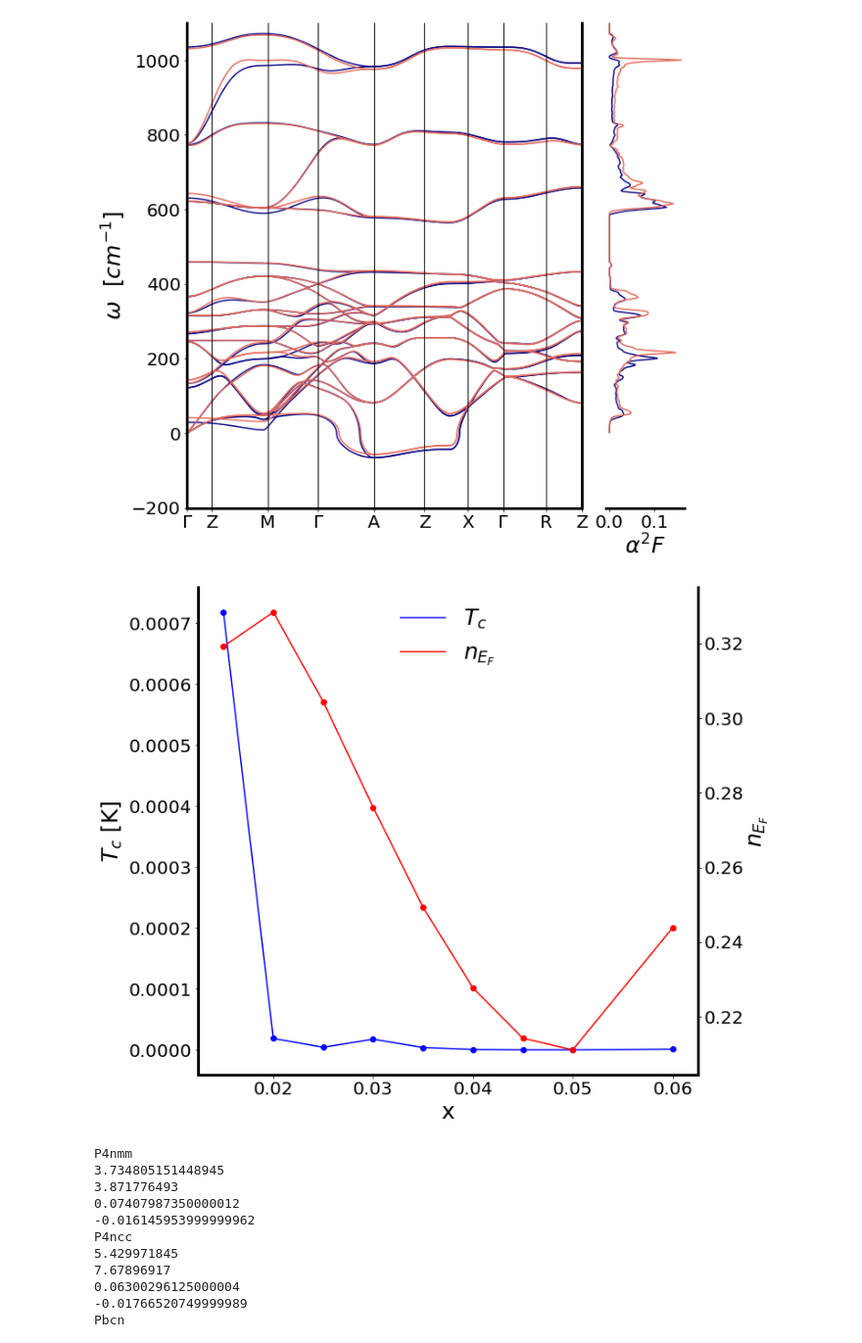
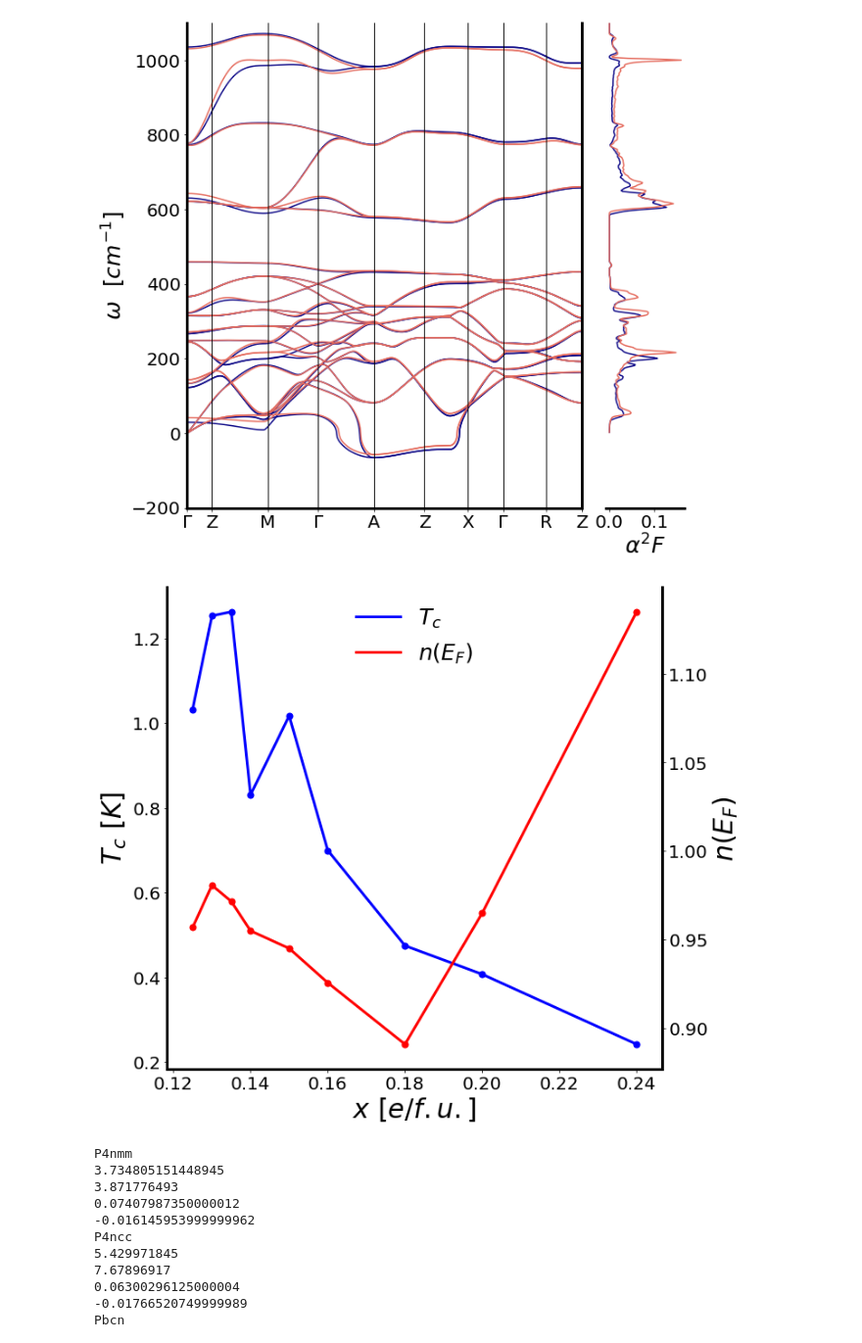
Before and after one commit to noemas/WO3, a Jupyter notebook: EPC/coupling_plots.ipynb, the cells around one changed output. Shown at 98% size. Saved outputs shown, nothing was run; the diff lists cells and outputs as text; code cells hidden in the pictures.

```diff
--- a/EPC/coupling_plots.ipynb
+++ b/EPC/coupling_plots.ipynb
@@ -419,39 +419,39 @@ import numpy
 import matplotlib.pyplot as plt
 
 #P4nmm_vc
-charge = numpy.array([0.03, 0.04, 0.05, 0.06, 0.07, 0.08, 0.09, 0.1, 0.12])
-a2F_filenames = ["P4nmm_e003_vc/P4nmm_e003_vc.a2f.01",
-                 "P4nmm_e004_vc/P4nmm_e004_vc.a2f.01",
-                 "P4nmm_e005_vc/P4nmm_e005_vc.a2f.01",
-                 "P4nmm_e006_vc/P4nmm_e006_vc.a2f.01",
-                 "P4nmm_e007_vc/P4nmm_e007_vc.a2f.01",
-                 "P4nmm_e008_vc/P4nmm_e008_vc.a2f.01",
-                 "P4nmm_e009_vc/P4nmm_e009_vc.a2f.01",
-                 "P4nmm_e01_vc/P4nmm_e01_vc.a2f.01",
-                 "P4nmm_e012_vc/P4nmm_e012_vc.a2f.01"]
-
-lambda_ = [1.1814840, 0.6719802, 0.6608159,  0.5235592, 0.5381315, 0.2727182, 0.000000, 0.1537388, 0.1868398]
-dos_f = [0.3192, 0.3284, 0.3044, 0.2761, 0.2493, 0.2277, 0.2142, 0.2111, 0.2438]
+#charge = numpy.array([0.03, 0.04, 0.05, 0.06, 0.07, 0.08, 0.09, 0.1, 0.12])
+#a2F_filenames = ["P4nmm_e003_vc/P4nmm_e003_vc.a2f.01",
+#                 "P4nmm_e004_vc/P4nmm_e004_vc.a2f.01",
+#                 "P4nmm_e005_vc/P4nmm_e005_vc.a2f.01",
+#                 "P4nmm_e006_vc/P4nmm_e006_vc.a2f.01",
+#                 "P4nmm_e007_vc/P4nmm_e007_vc.a2f.01",
+#                 "P4nmm_e008_vc/P4nmm_e008_vc.a2f.01",
+#                 "P4nmm_e009_vc/P4nmm_e009_vc.a2f.01",
+#                 "P4nmm_e01_vc/P4nmm_e01_vc.a2f.01",
+#                 "P4nmm_e012_vc/P4nmm_e012_vc.a2f.01"]
+#
+#lambda_ = [1.1814840, 0.6719802, 0.6608159,  0.5235592, 0.5381315, 0.2727182, 0.000000, 0.1537388, 0.1868398]
+#dos_f = [0.3192, 0.3284, 0.3044, 0.2761, 0.2493, 0.2277, 0.2142, 0.2111, 0.2438]
 
 #P4nmm_fc
-#charge = numpy.array([0.25, 0.26, 0.27, 0.28, 0.3, 0.32, 0.36, 0.4, 0.48])
-#a2F_filenames = ["P4nmm_e025_fc/P4nmm_e025_fc.a2f.01",
-#                 "P4nmm_e026_fc/P4nmm_e026_fc.a2f.01",
-#                 "P4nmm_e027_fc/P4nmm_e027_fc.a2f.01",
-#                 "P4nmm_e028_fc/P4nmm_e028_fc.a2f.01",
-#                 "P4nmm_e03_fc/P4nmm_e03_fc.a2f.01",
-#                 "P4nmm_e032_fc/P4nmm_e032_fc.a2f.01",
-#                 "P4nmm_e036_fc/P4nmm_e036_fc.a2f.01",
-#                 "P4nmm_e04_fc/P4nmm_e04_fc.a2f.01",
-#                 "P4nmm_e048_fc/P4nmm_e048_fc.a2f.01"]
-#
-#lambda_ = [0.4107982, 0.4283193, 0.4358288, 0.3852989, 0.4022451, 0.3769168, 0.3599312, 0.3545089, 0.3290377]
-#
-##P4nmm_fc
-#dos_f = [0.9569, 0.9807, 0.9716, 0.9550, 0.9451, 0.9257, 0.8910, 0.9650, 1.135]
+charge = numpy.array([0.25, 0.26, 0.27, 0.28, 0.3, 0.32, 0.36, 0.4, 0.48])
+a2F_filenames = ["P4nmm_e025_fc/P4nmm_e025_fc.a2f.01",
+                 "P4nmm_e026_fc/P4nmm_e026_fc.a2f.01",
+                 "P4nmm_e027_fc/P4nmm_e027_fc.a2f.01",
+                 "P4nmm_e028_fc/P4nmm_e028_fc.a2f.01",
+                 "P4nmm_e03_fc/P4nmm_e03_fc.a2f.01",
+                 "P4nmm_e032_fc/P4nmm_e032_fc.a2f.01",
+                 "P4nmm_e036_fc/P4nmm_e036_fc.a2f.01",
+                 "P4nmm_e04_fc/P4nmm_e04_fc.a2f.01",
+                 "P4nmm_e048_fc/P4nmm_e048_fc.a2f.01"]
+
+lambda_ = [0.4107982, 0.4283193, 0.4358288, 0.3852989, 0.4022451, 0.3769168, 0.3599312, 0.3545089, 0.3290377]
+
+#P4nmm_fc
+dos_f = [0.9569, 0.9807, 0.9716, 0.9550, 0.9451, 0.9257, 0.8910, 0.9650, 1.135]
 
 #lower und higher limit in frequency integration
-w_low = 50
+w_low = 0
 w_high = 1500
 #index of smearing
 ismear = 10
@@ -506,42 +506,43 @@ def calc_Tc(logavg, l_a2F, mu):
 Tc = numpy.empty(0)
 for file in a2F_files:
     l_a2F = calc_l_a2F(file, w_low, ismear)
     logavg = calc_logavg(file, l_a2F, w_low, ismear)
     Tc = numpy.append(Tc, calc_Tc(logavg, l_a2F, mu))
 
 plt.figure(1, figsize=[10,10])
+
 ax = plt.gca()
 ax2 = ax.twinx()
-ax.plot(charge/2, Tc, color="blue", label="$T_c$")
-ax.scatter(charge/2, Tc, color="blue")
-ax.set_xlabel("x", fontsize=25)
-ax.set_ylabel("$T_c$ [K]", fontsize=25)
+ax.plot(charge/2, Tc, color="blue", label="$T_c$", linewidth=3)
+ax.scatter(charge/2, Tc, color="blue", s=50)
+ax.set_xlabel("$x \ [e/f.u.]$", fontsize=30)
+ax.set_ylabel("$T_c \ [K]$", fontsize=30)
 
-ax2.plot(charge/2, dos_f, color="red", label="$n_{E_F}$")
-ax2.scatter(charge/2, dos_f, color="red")
-ax2.set_ylabel("$n_{E_F}$", fontsize=25)
+ax2.plot(charge/2, dos_f, color="red", label=r"$n(E_F)$",  linewidth=3)
+ax2.scatter(charge/2, dos_f, color="red", s=50)
+ax2.set_ylabel(r"$n(E_F)$", fontsize=30)
 
 ax.spines['top'].set_visible(False)
 ax.spines['left'].set_linewidth(3)
 ax.spines['bottom'].set_linewidth(3)
 
 ax2.spines['top'].set_visible(False)
 ax2.spines['right'].set_linewidth(3)
 ax2.spines['bottom'].set_linewidth(3)
 
 ax.tick_params(axis='x', labelsize=20)
 ax.tick_params(axis='y', labelsize=20)
 ax2.tick_params(axis='y', labelsize=20)
 
 lines, labels = ax.get_legend_handles_labels()
 lines2, labels2 = ax2.get_legend_handles_labels()
 ax2.legend(lines + lines2, labels + labels2, frameon=False, fontsize=25, loc="upper center")
 
-plt.savefig('Tc2.eps', bbox_inches='tight')
+plt.savefig('Tc.eps', bbox_inches='tight')
 
 plt.show()
 # %% [output]
-[figure, old version]
+[figure, new version]
 # %%
 import numpy
 import matplotlib.pyplot as plt
```
Also changed, not shown: 13 other files.
